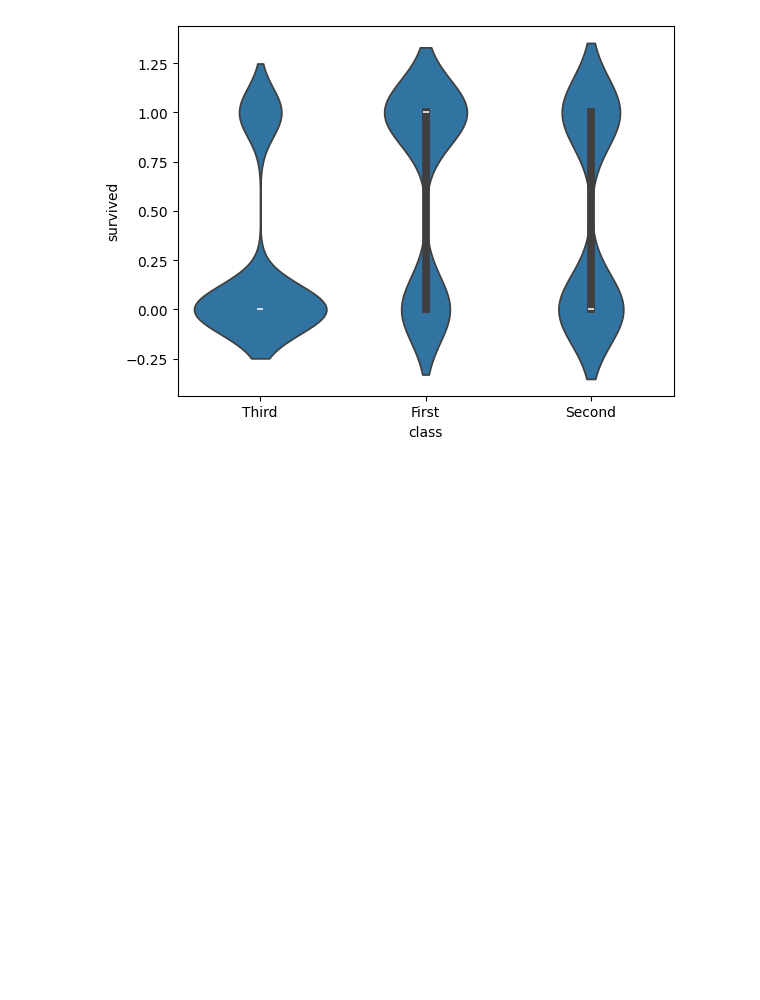
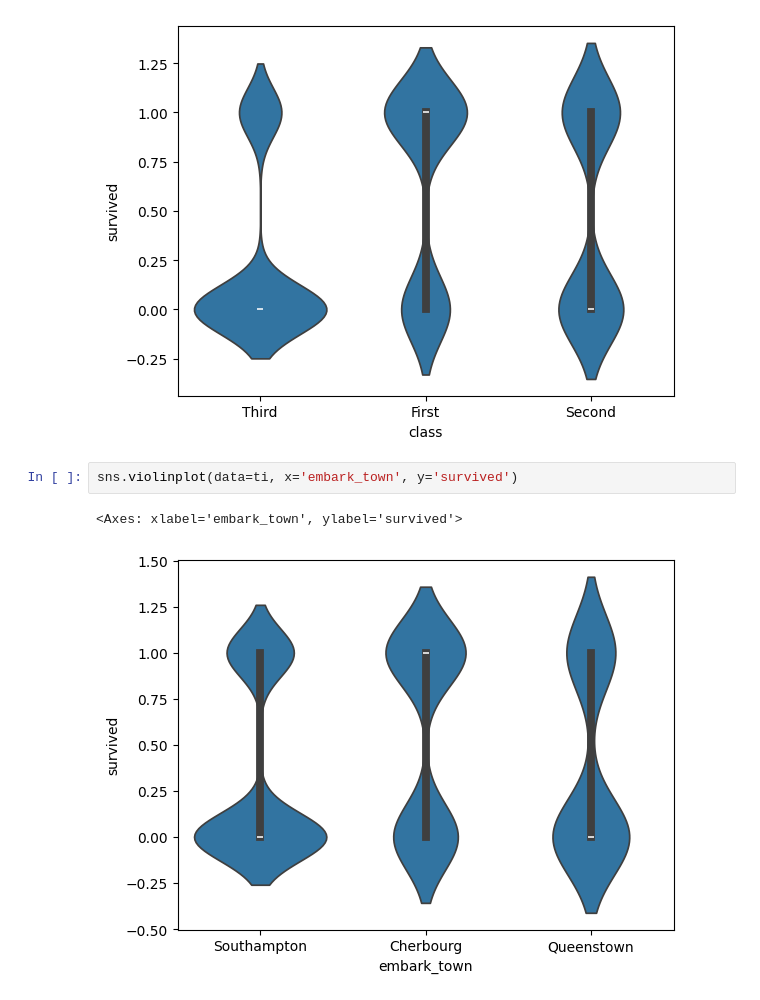
Before and after one commit to ReenuPEldhose/OpenAITraining, a Jupyter notebook: Sep24_002_EDA_Visuals.ipynb, the cells around one changed output. Saved outputs shown, nothing was run; the diff lists cells and outputs as text; blank space fills up the shorter version.

```diff
--- a/Sep24_002_EDA_Visuals.ipynb
+++ b/Sep24_002_EDA_Visuals.ipynb
@@ -394,3 +394,8 @@ sns.violinplot(data=ti, x='class', y='survived')
 # %% [output]
 <Axes: xlabel='class', ylabel='survived'>
 [figure]
+# %%
+sns.violinplot(data=ti, x='embark_town', y='survived')
+# %% [output]
+<Axes: xlabel='embark_town', ylabel='survived'>
+[figure, added]
```
Also changed, not shown: parts of 1 cell of this notebook.
